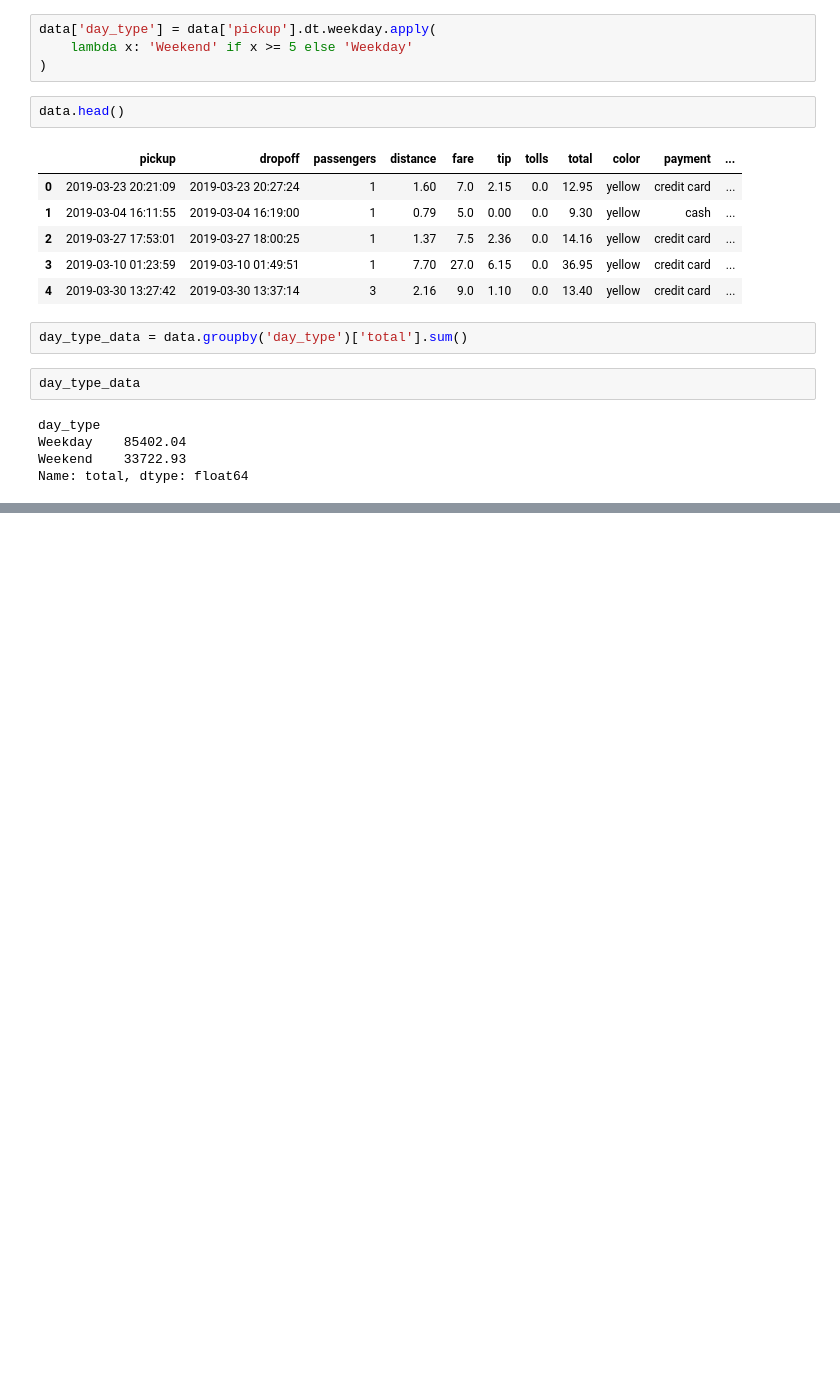
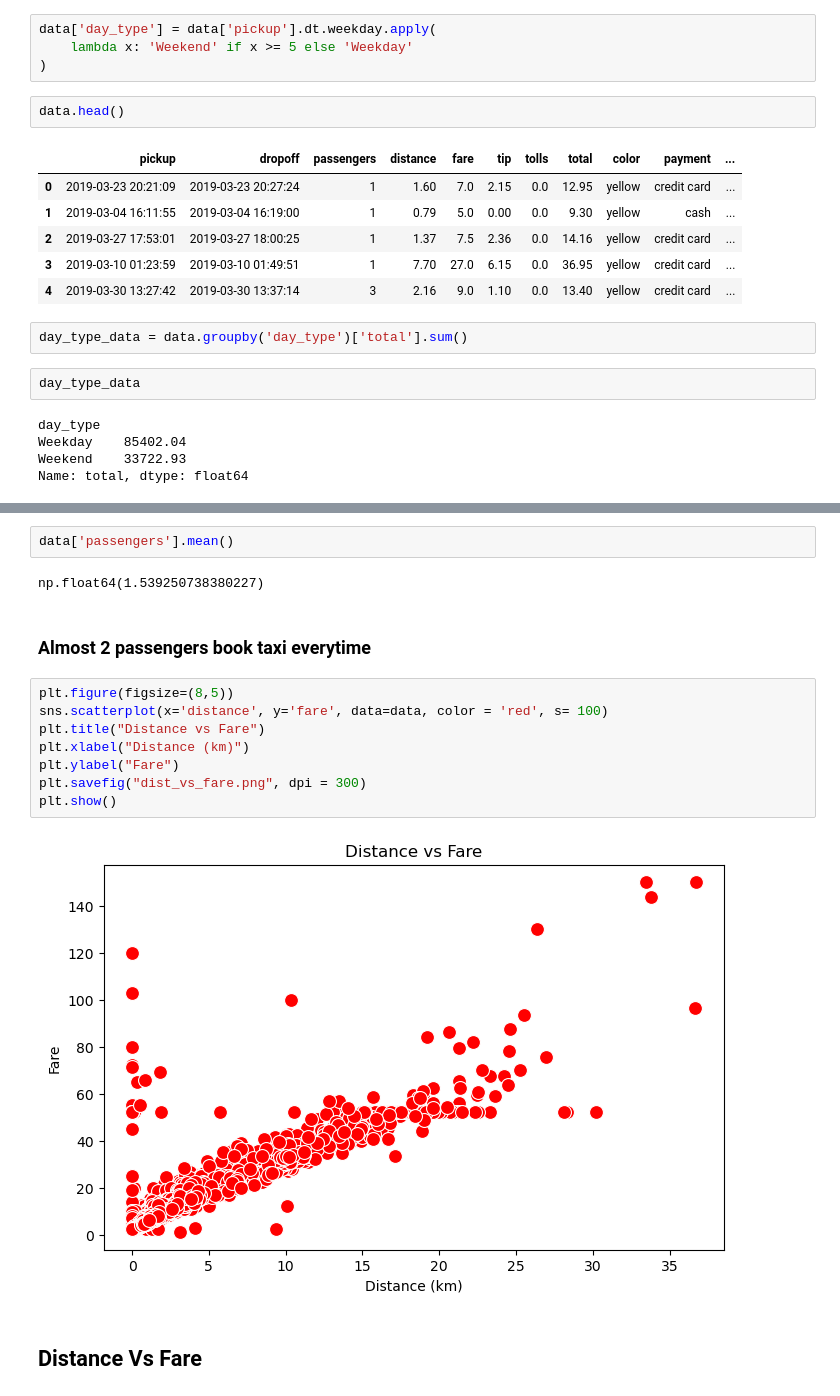
Before and after one commit to Kishansoni3739/seaborn_taxis_data_EDA, a Jupyter notebook: taxis_eda.ipynb, the cells around one changed output, grey strips where cells are left out. Saved outputs shown, nothing was run; the diff lists cells and outputs as text; blank space fills up the shorter version.

```diff
--- a/taxis_eda.ipynb
+++ b/taxis_eda.ipynb
@@ -497,0 +584,18 @@ plt.show()
+# %%
+data['passengers'].mean()
+# %% [output]
+np.float64(1.539250738380227)
+# %% [markdown]
+### Almost 2 passengers book taxi everytime
+# %%
+plt.figure(figsize=(8,5))
+sns.scatterplot(x='distance', y='fare', data=data, color = 'red', s= 100)
+plt.title("Distance vs Fare")
+plt.xlabel("Distance (km)")
+plt.ylabel("Fare")
+plt.savefig("dist_vs_fare.png", dpi = 300)
+plt.show()
+# %% [output]
+[figure, added]
+# %% [markdown]
+## Distance Vs Fare
```
Also changed, not shown: parts of 16 cells of this notebook, 5 other files.
